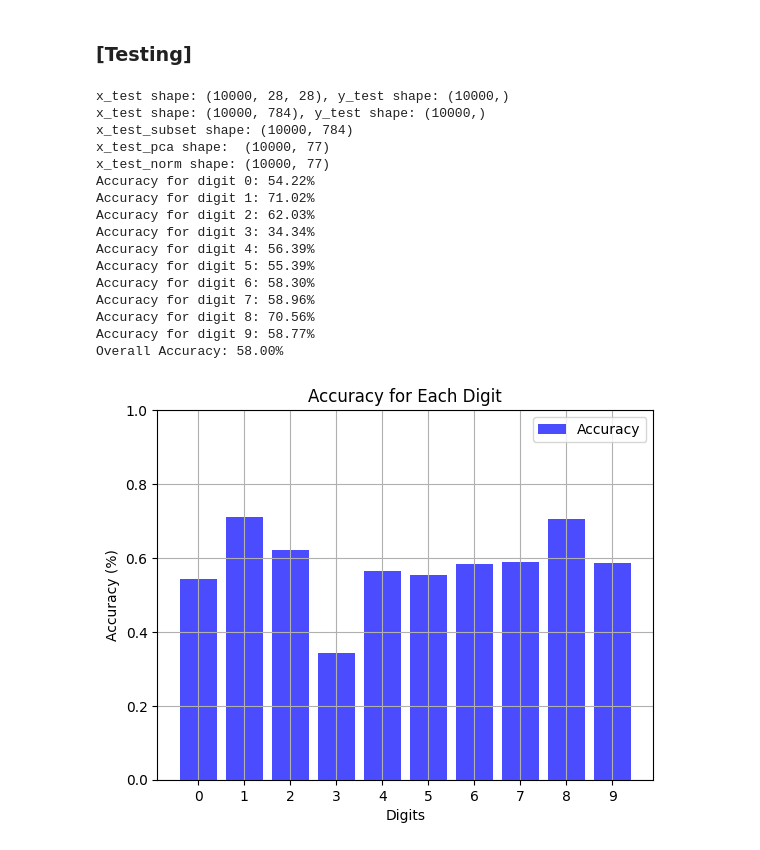
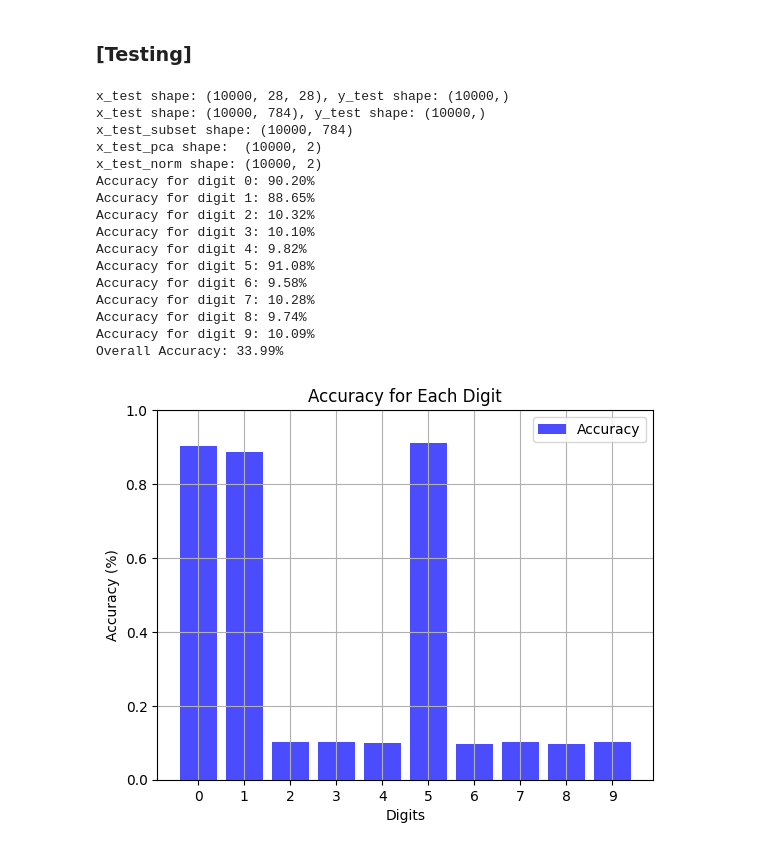
Before and after one commit to AP-047/RClass-Classification-by-Rational-Approximation, a Jupyter notebook: notebooks/training.ipynb, the cells around one changed output. Cells and saved outputs as stored; diff of their text form; code cells hidden in the pictures.

```diff
--- a/notebooks/training.ipynb
+++ b/notebooks/training.ipynb
@@ -125,7 +37,7 @@ print(f"x_train_subset shape: {x_train_subset.shape}")
 #3 PCA
 from sklearn.decomposition import PCA
 import pickle
-n_components = 77
+n_components = 2
 pca = PCA(n_components=n_components)
 x_train_pca = pca.fit_transform(x_train_subset)
 print(f"x_train_pca shape: ", x_train_pca.shape)
@@ -402,7 +339,7 @@ print(f"x_test_subset shape: {x_test_subset.shape}")
 #3 PCA
 from sklearn.decomposition import PCA
 import pickle
-n_components = 77
+n_components = 2
 pca = PCA(n_components=n_components)
 x_test_pca = pca.fit_transform(x_test_subset)
 print(f"x_test_pca shape: ", x_test_pca.shape)
@@ -440,8 +377,12 @@ for digit in range(10):
 
     # Evaluate the rational function for each test data point
     y_predicted = [
-        rational_function(x, alpha, beta) for x in x_test_norm
+        rational_function(x, alpha, beta, n, d) for x in x_test_norm
     ]
+
+    #y_predicted = [
+    #rational_function(x, alpha, beta, n, d) for x in x_test_norm
+    #]
 
     # Convert predictions to binary (1 for this digit, 0 for others)
     y_pred_binary = np.array(y_predicted) < 3
@@ -452,47 +393,47 @@ for digit in range(10):
     accuracies.append(accuracy)
 
     print(f"Accuracy for digit {digit}: {accuracy*100:.2f}%")
 
 #------------------------------------------
 # Calculate and print overall accuracy
 overall_accuracy = np.mean(accuracies)
 print(f"Overall Accuracy: {overall_accuracy*100:.2f}%")
 
 #------------------------------------------
 # Plotting accuracies for each digit
 plt.bar(range(10), accuracies, color='blue', alpha=0.7, label="Accuracy")
 plt.xlabel("Digits")
 plt.ylabel("Accuracy (%)")
 plt.title("Accuracy for Each Digit")
 plt.xticks(range(10))
 plt.ylim(0, 1)
 plt.legend()
 plt.grid(True)
 plt.show()
 
 # print(f"y_pred_binary =", y_pred_binary)
 # print(f"y_true_binary =", y_true_binary)
 
 # print(f"y_pred_binary.shape =", y_pred_binary.shape)
 # print(f"y_true_binary.shape =", y_true_binary.shape)
 # %% [output]
 x_test shape: (10000, 28, 28), y_test shape: (10000,)
 x_test shape: (10000, 784), y_test shape: (10000,)
 x_test_subset shape: (10000, 784)
-x_test_pca shape:  (10000, 77)
-x_test_norm shape: (10000, 77)
-Accuracy for digit 0: 54.22%
-Accuracy for digit 1: 71.02%
-Accuracy for digit 2: 62.03%
-Accuracy for digit 3: 34.34%
-Accuracy for digit 4: 56.39%
-Accuracy for digit 5: 55.39%
-Accuracy for digit 6: 58.30%
-Accuracy for digit 7: 58.96%
-Accuracy for digit 8: 70.56%
-Accuracy for digit 9: 58.77%
-Overall Accuracy: 58.00%
+x_test_pca shape:  (10000, 2)
+x_test_norm shape: (10000, 2)
+Accuracy for digit 0: 90.20%
+Accuracy for digit 1: 88.65%
+Accuracy for digit 2: 10.32%
+Accuracy for digit 3: 10.10%
+Accuracy for digit 4: 9.82%
+Accuracy for digit 5: 91.08%
+Accuracy for digit 6: 9.58%
+Accuracy for digit 7: 10.28%
+Accuracy for digit 8: 9.74%
+Accuracy for digit 9: 10.09%
+Overall Accuracy: 33.99%
-[figure, old version]
+[figure, new version]
 # %%
 import numpy as np
 import pickle
```
Also changed, not shown: parts of 4 cells of this notebook.
